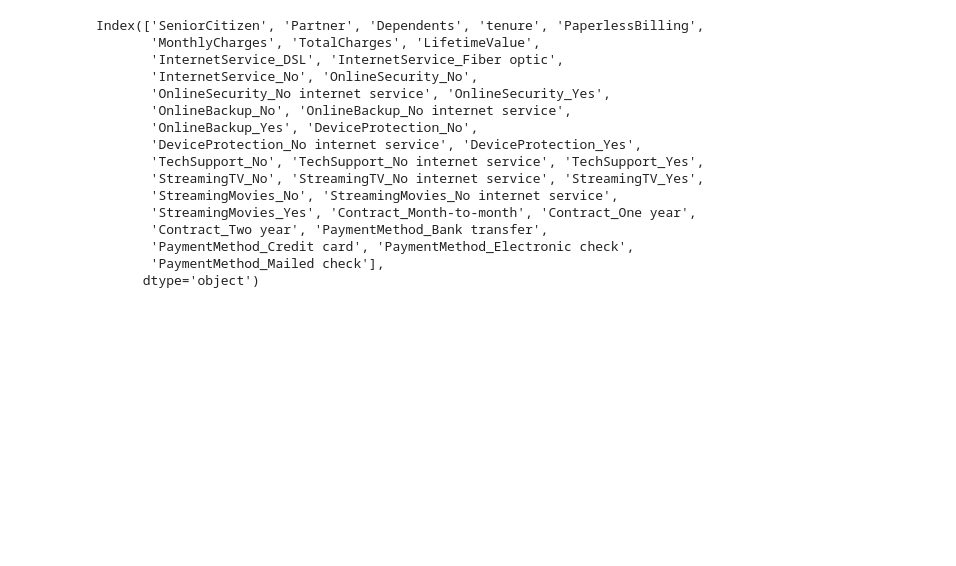
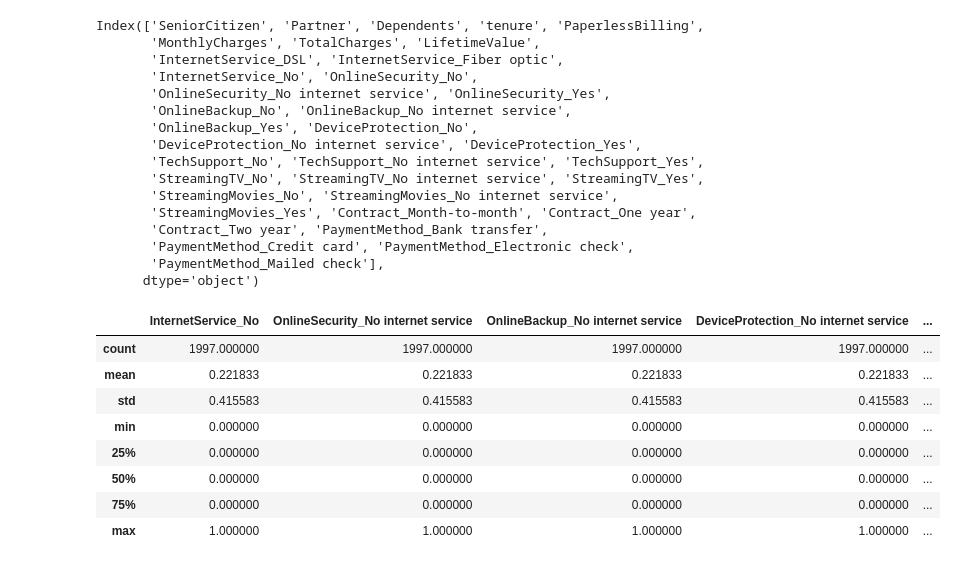
Before and after one commit to rasmodev/Customer-Churn-Prediction-Machine-Learning-Classification-Project, a Jupyter notebook: Classification_Telco_customer_churn.ipynb, the cells around one changed output. Drawn from its saved outputs; the diff is of its cells as text; code cells hidden in the pictures; blank space fills up the shorter version.

```diff
--- a/Classification_Telco_customer_churn.ipynb
+++ b/Classification_Telco_customer_churn.ipynb
@@ -1357,3 +1359,11 @@ train_df_transformed.head()
 5 rows × 37 columns
 # %% [markdown]
 After encoding the categorical variables there are many duplicate features like 'OnlineSecurity_No internet service' and 'OnlineBackup_No internet service'. So ,I will remove these repeated features.
+# %%
+# Loop over all the mean values for all features if the mean value exists more than one time
+# get that mean and assign it equal to k.
+for i in list(train_df_transformed.describe().loc['mean']):
+    if list(train_df_transformed.describe().loc['mean']).count(i)!=1:
+        k=i
+#Get all the rows in the descriptive table whose column mean equal to k
+train_df_transformed.describe().loc[:,train_df_transformed.describe().loc['mean'] ==k]
@@ -1405,3 +1428,21 @@ Index(['SeniorCitizen', 'Partner', 'Dependents', 'tenure', 'PaperlessBilling',
        'PaymentMethod_Credit card', 'PaymentMethod_Electronic check',
        'PaymentMethod_Mailed check'],
       dtype='object')
+# %%
+#Loop over all the mean values for all features if the mean value exists more than one time
+#get that mean and assign it equal to k.
+for i in list(test_df_transformed.describe().loc['mean']):
+    if list(test_df_transformed.describe().loc['mean']).count(i)!=1:
+        k=i
+#Get all the rows in the descriptive table whose column mean equal to k
+test_df_transformed.describe().loc[:,test_df_transformed.describe().loc['mean'] ==k]
+# %% [output]
+|  | InternetService_No | OnlineSecurity_No internet service | OnlineBackup_No internet service | DeviceProtection_No internet service | ... |
+| count | 1997.000000 | 1997.000000 | 1997.000000 | 1997.000000 | ... |
+| mean | 0.221833 | 0.221833 | 0.221833 | 0.221833 | ... |
+| std | 0.415583 | 0.415583 | 0.415583 | 0.415583 | ... |
+| min | 0.000000 | 0.000000 | 0.000000 | 0.000000 | ... |
+| 25% | 0.000000 | 0.000000 | 0.000000 | 0.000000 | ... |
+| 50% | 0.000000 | 0.000000 | 0.000000 | 0.000000 | ... |
+| 75% | 0.000000 | 0.000000 | 0.000000 | 0.000000 | ... |
+| max | 1.000000 | 1.000000 | 1.000000 | 1.000000 | ... |
```
Also changed, not shown: parts of 13 cells of this notebook.
